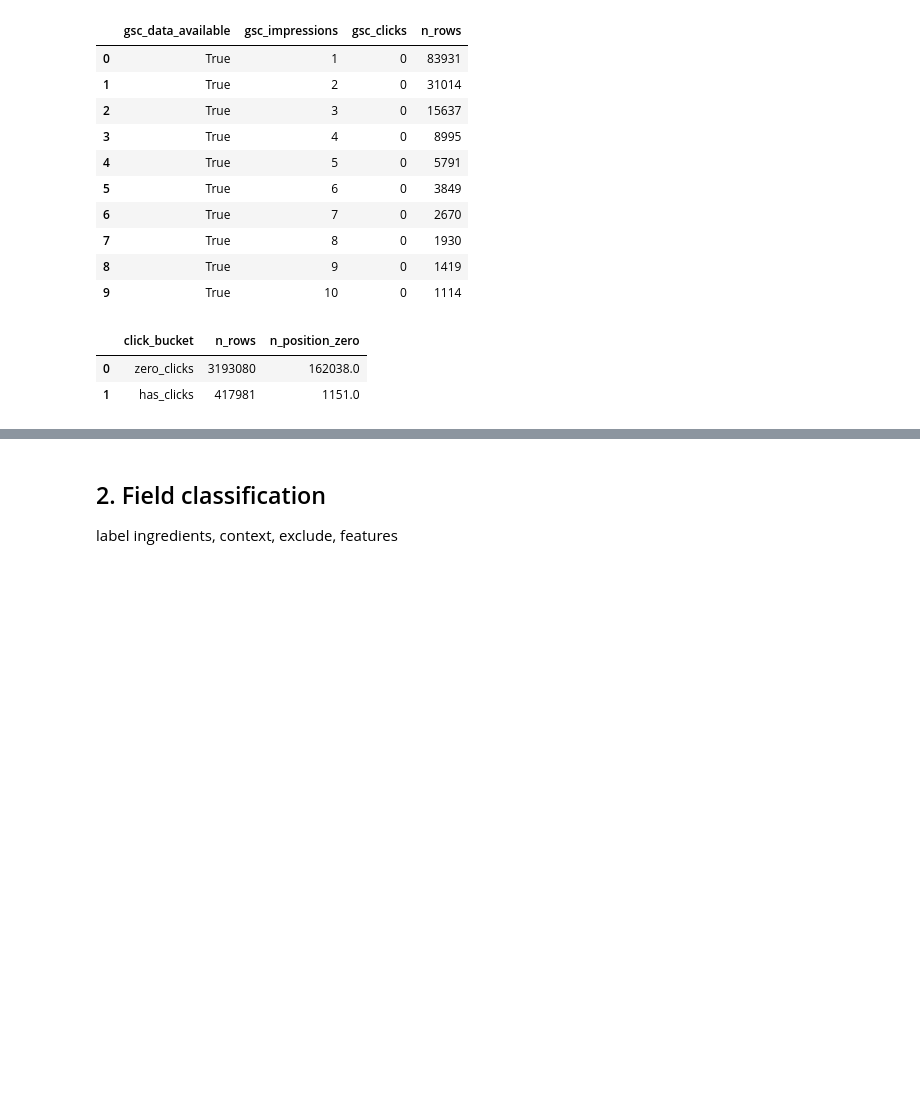
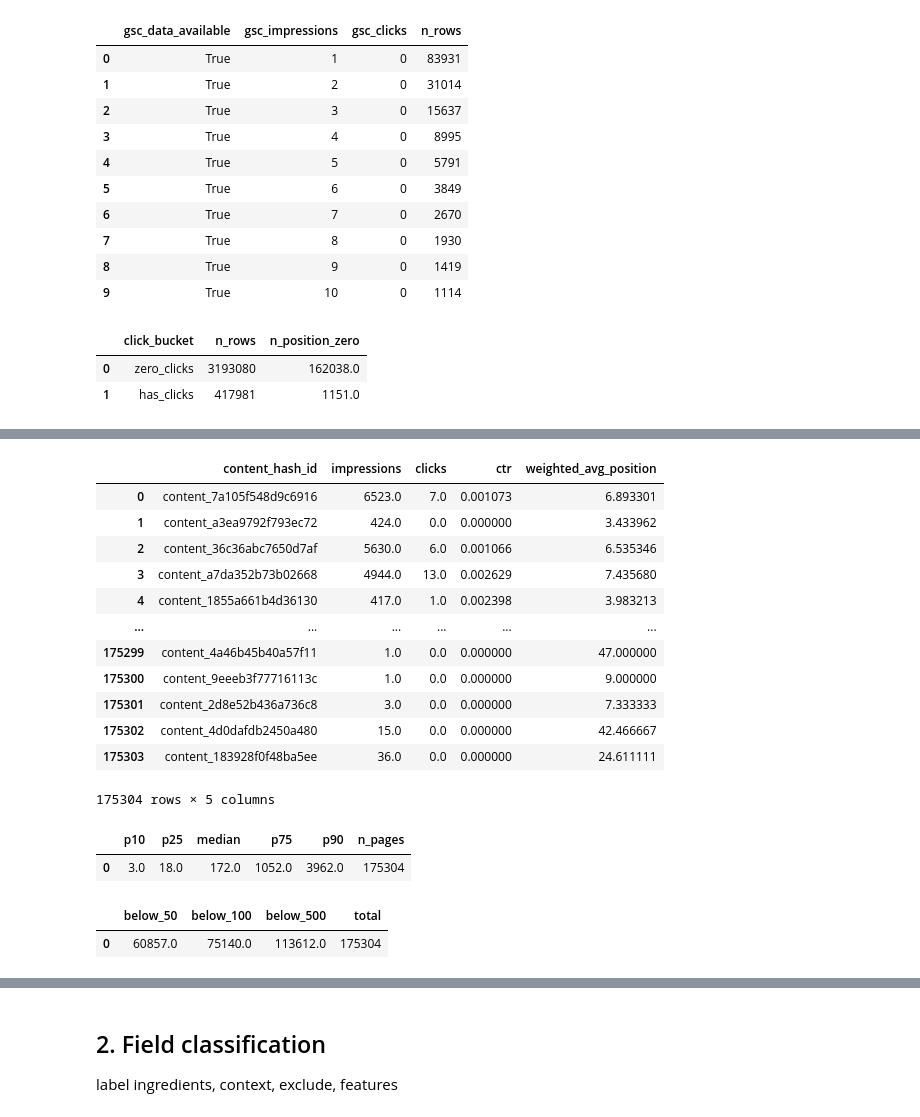
Before and after one commit to AxelYoel/FlyRank-AI-Internship---Axel-Yoel-Chandra, a Jupyter notebook: work/notebooks/w03_data_contract.ipynb, the cells around one changed output, grey strips where cells are left out. Cells and saved outputs as stored; diff of their text form; code cells hidden in the pictures; blank space fills up the shorter version.

```diff
--- a/work/notebooks/w03_data_contract.ipynb
+++ b/work/notebooks/w03_data_contract.ipynb
@@ -193,0 +215,76 @@ con.sql(f"""
+# %%
+con.sql(f"""
+    WITH daily AS (
+        SELECT content_hash_id, gsc_avg_position, gsc_impressions, gsc_clicks
+        FROM read_parquet('{rel}/fact_content_daily_performance/month=2026-03/data_0.parquet')
+        WHERE gsc_data_available = TRUE
+          AND gsc_avg_position > 0        -- excludes the sentinel rows we confirmed earlier
+          AND gsc_impressions > 0
+    )
+    SELECT
+        content_hash_id,
+        SUM(gsc_impressions) AS impressions,
+        SUM(gsc_clicks) AS clicks,
+        SUM(gsc_clicks)::DOUBLE / SUM(gsc_impressions) AS ctr,
+        SUM(gsc_avg_position * gsc_impressions) / SUM(gsc_impressions) AS weighted_avg_position
+    FROM daily
+    GROUP BY content_hash_id
+""").df()
+# %% [output]
+|  | content_hash_id | impressions | clicks | ctr | weighted_avg_position |
+| 0 | content_7a105f548d9c6916 | 6523.0 | 7.0 | 0.001073 | 6.893301 |
+| 1 | content_a3ea9792f793ec72 | 424.0 | 0.0 | 0.000000 | 3.433962 |
+| 2 | content_36c36abc7650d7af | 5630.0 | 6.0 | 0.001066 | 6.535346 |
+| 3 | content_a7da352b73b02668 | 4944.0 | 13.0 | 0.002629 | 7.435680 |
+| 4 | content_1855a661b4d36130 | 417.0 | 1.0 | 0.002398 | 3.983213 |
+| ... | ... | ... | ... | ... | ... |
+| 175299 | content_4a46b45b40a57f11 | 1.0 | 0.0 | 0.000000 | 47.000000 |
+| 175300 | content_9eeeb3f77716113c | 1.0 | 0.0 | 0.000000 | 9.000000 |
+| 175301 | content_2d8e52b436a736c8 | 3.0 | 0.0 | 0.000000 | 7.333333 |
+| 175302 | content_4d0dafdb2450a480 | 15.0 | 0.0 | 0.000000 | 42.466667 |
+| 175303 | content_183928f0f48ba5ee | 36.0 | 0.0 | 0.000000 | 24.611111 |
+175304 rows × 5 columns
+# %%
+con.sql(f"""
+    WITH daily AS (
+        SELECT content_hash_id, gsc_avg_position, gsc_impressions, gsc_clicks
+        FROM read_parquet('{rel}/fact_content_daily_performance/month=2026-03/data_0.parquet')
+        WHERE gsc_data_available = TRUE AND gsc_avg_position > 0 AND gsc_impressions > 0
+    ),
+    rollup AS (
+        SELECT content_hash_id, SUM(gsc_impressions) AS impressions
+        FROM daily GROUP BY content_hash_id
+    )
+    SELECT
+        quantile_cont(impressions, 0.10) AS p10,
+        quantile_cont(impressions, 0.25) AS p25,
+        quantile_cont(impressions, 0.50) AS median,
+        quantile_cont(impressions, 0.75) AS p75,
+        quantile_cont(impressions, 0.90) AS p90,
+        COUNT(*) AS n_pages
+    FROM rollup
+""").df()
+# %% [output]
+|  | p10 | p25 | median | p75 | p90 | n_pages |
+| 0 | 3.0 | 18.0 | 172.0 | 1052.0 | 3962.0 | 175304 |
+# %%
+con.sql(f"""
+    WITH daily AS (
+        SELECT content_hash_id, gsc_avg_position, gsc_impressions, gsc_clicks
+        FROM read_parquet('{rel}/fact_content_daily_performance/month=2026-03/data_0.parquet')
+        WHERE gsc_data_available = TRUE AND gsc_avg_position > 0 AND gsc_impressions > 0
+    ),
+    rollup AS (
+        SELECT content_hash_id, SUM(gsc_impressions) AS impressions
+        FROM daily GROUP BY content_hash_id
+    )
+    SELECT
+        SUM(CASE WHEN impressions < 50 THEN 1 ELSE 0 END) AS below_50,
+        SUM(CASE WHEN impressions < 100 THEN 1 ELSE 0 END) AS below_100,
+        SUM(CASE WHEN impressions < 500 THEN 1 ELSE 0 END) AS below_500,
+        COUNT(*) AS total
+    FROM rollup
+""").df()
+# %% [output]
+|  | below_50 | below_100 | below_500 | total |
+| 0 | 60857.0 | 75140.0 | 113612.0 | 175304 |
```
Also changed, not shown: parts of 6 cells of this notebook.
